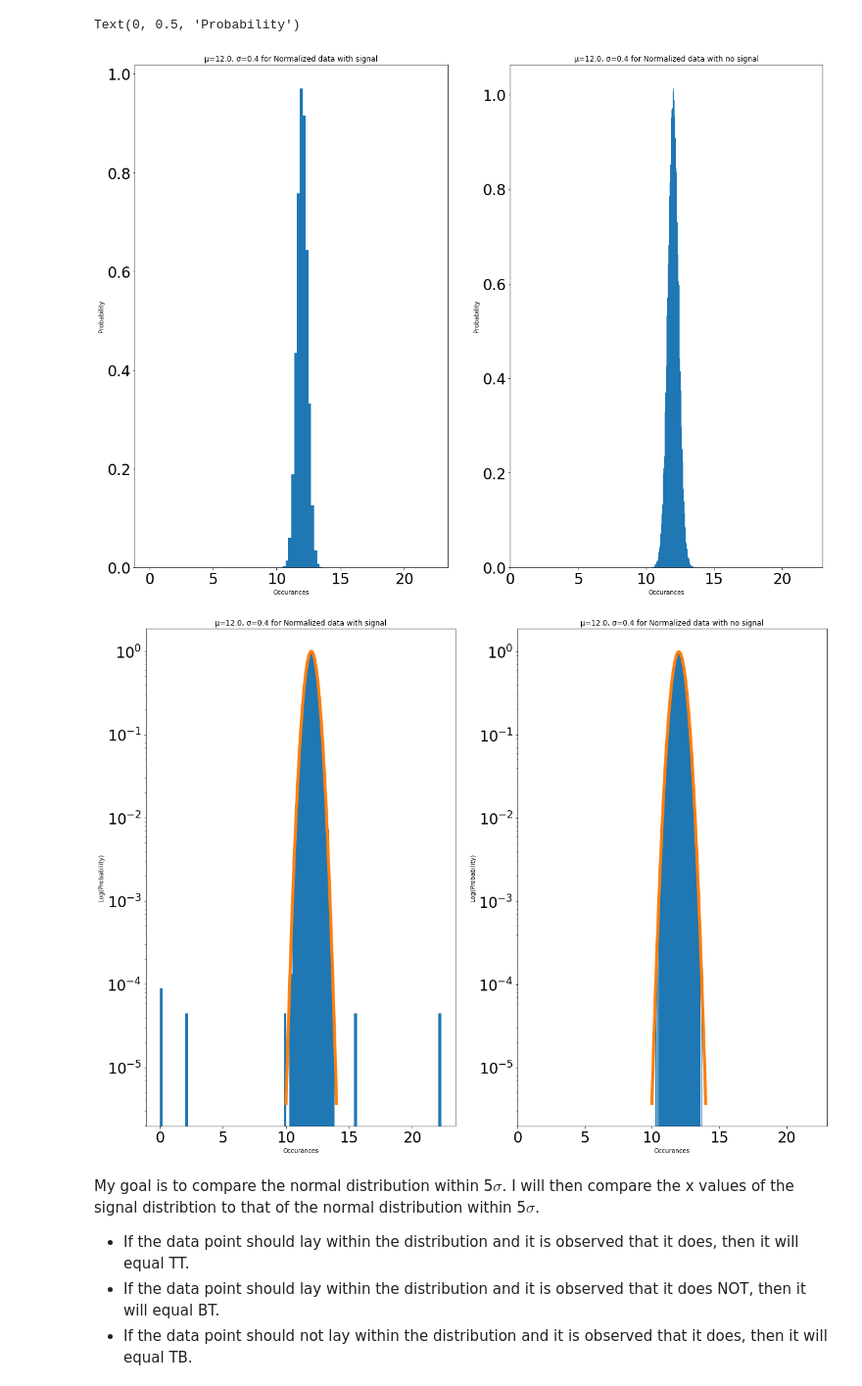
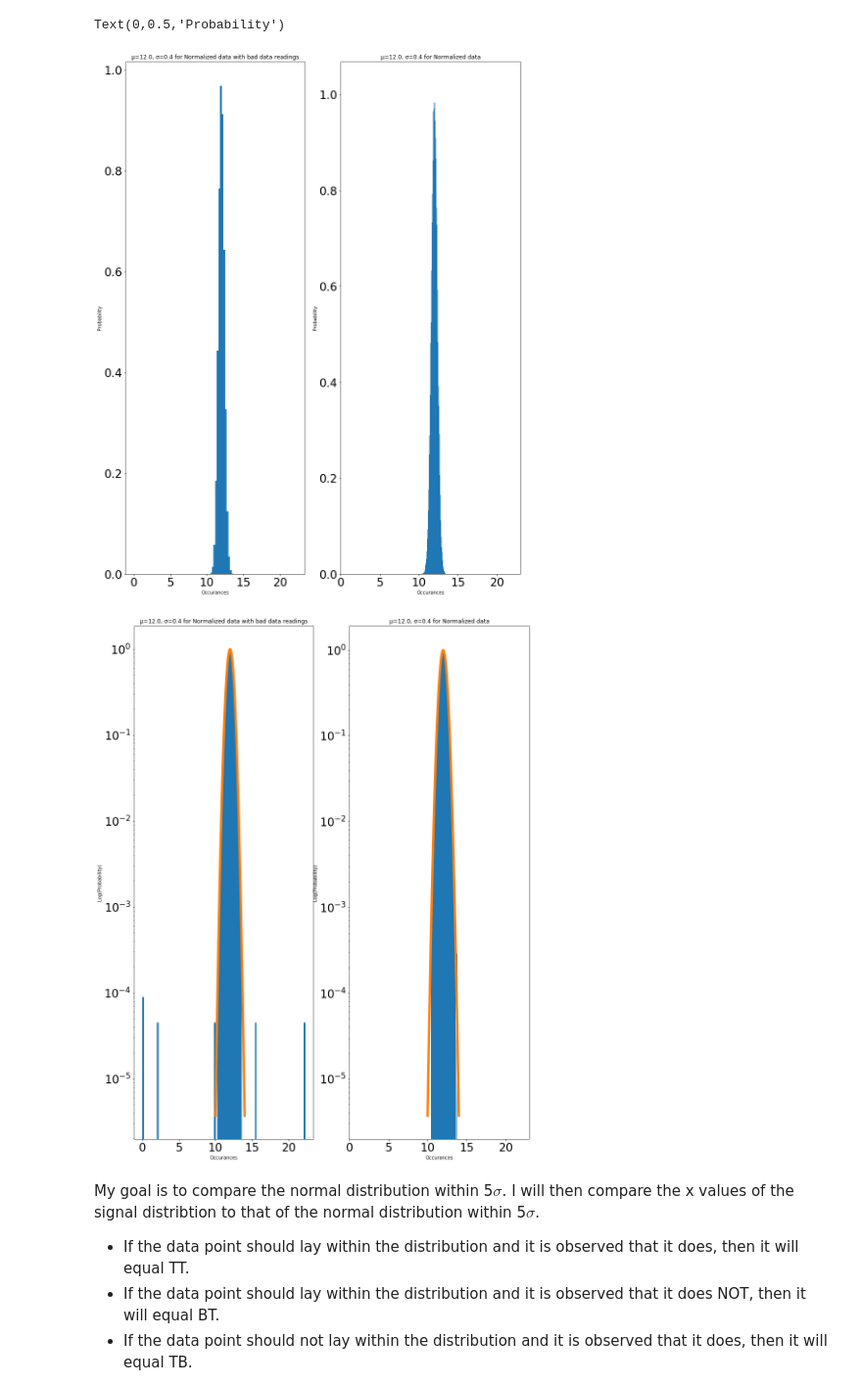
Before and after one commit to MikePhen12/Phys_434_portfolio, a Jupyter notebook: Lab_3.ipynb, the cells around one changed output. Shown at 98% size. Drawn from its saved outputs; the diff is of its cells as text; code cells hidden in the pictures.

```diff
--- a/Lab_3.ipynb
+++ b/Lab_3.ipynb
@@ -12,33 +16,33 @@ from scipy import stats
 # %%
 #this sets the size of the plot to something useful
-plt.rcParams["figure.figsize"] = (20,15)
+plt.rcParams["figure.figsize"] = (15,20)
 # %%
 # Plot comparing the graphs of the Signal Normal Distribution and the true Normal Distribution
 
 mu = 12.; sigma = .4; siz = 100000
 signal_distro = np.append(stats.norm.rvs(loc = mu, scale = sigma, size = siz), [10., 10.3, 2.1, 0., 0., 15.6, 22.3, 12.7])
 normal_distro = stats.norm.rvs(loc = mu, scale = sigma, size = siz)
 fig, (ax,ax1) = plt.subplots(1, 2)
 
-ax.set_title(label=f"\u03bc={mu}, \u03C3={sigma} for Normalized data with signal")
+ax.set_title(label=f"\u03bc={mu}, \u03C3={sigma} for Normalized data with bad data readings")
 ax.hist(signal_distro,100, density=True)
 ax.tick_params(labelsize = 24)
 #x = np.linspace(mu-5*sigma,mu+5*sigma,100)
 #ax.plot(x,stats.norm.pdf(x,loc = mu, scale = sigma), linewidth = 5, alpha = 1)
 ax.set_xlabel('Occurances')
 ax.set_ylabel("Probability")
 
-ax1.set_title(label=f"\u03bc={mu}, \u03C3={sigma} for Normalized data with no signal")
+ax1.set_title(label=f"\u03bc={mu}, \u03C3={sigma} for Normalized data")
 ax1.hist(normal_distro,100, density=True)
 ax1.tick_params(labelsize = 24)
 ax1.set_xlim([0, 23])
 #x = np.linspace(mu-5*sigma,mu+5*sigma,100)
 #ax.plot(x,stats.norm.pdf(x,loc = mu, scale = sigma), linewidth = 5, alpha = 1)
 ax1.set_xlabel('Occurances')
 ax1.set_ylabel('Probability')
 # %% [output]
-Text(0, 0.5, 'Probability')
+Text(0,0.5,'Probability')
-[figure, old version]
+[figure, new version]
 # %%
 # Plot comparing the graphs of the Log Signal Normal Distribution and the Log true Normal Distribution
 
@@ -47,7 +51,7 @@ signal_distro = np.append(stats.norm.rvs(loc = mu, scale = sigma, size = siz), [
 normal_distro = stats.norm.rvs(loc = mu, scale = sigma, size = siz)
 fig, (ax,ax1) = plt.subplots(1, 2)
 
-ax.set_title(label=f"\u03bc={mu}, \u03C3={sigma} for Normalized data with signal")
+ax.set_title(label=f"\u03bc={mu}, \u03C3={sigma} for Normalized data with bad data readings")
 ax.hist(signal_distro,100, density=True)
 ax.tick_params(labelsize = 24)
 x = np.linspace(mu-5*sigma,mu+5*sigma,100)
@@ -56,7 +60,7 @@ ax.set_xlabel('Occurances')
 ax.set_ylabel('Log(Probability)')
 ax.set_yscale('log')
 
-ax1.set_title(label=f"\u03bc={mu}, \u03C3={sigma} for Normalized data with no signal")
+ax1.set_title(label=f"\u03bc={mu}, \u03C3={sigma} for Normalized data")
 ax1.hist(normal_distro,100, density=True)
 ax1.tick_params(labelsize = 24)
 ax1.set_xlim([0, 23])
@@ -66,7 +70,7 @@ ax1.set_xlabel('Occurances')
 ax1.set_ylabel('Log(Probability)')
 ax1.set_yscale('log')
 # %% [output]
-[figure, old version]
+[figure, new version]
 # %% [markdown]
 My goal is to compare the normal distribution within 5$\sigma$. I will then compare the x values of the signal distribtion to that of the normal distribution within 5$\sigma$.
 - If the data point should lay within the distribution and it is observed that it does, then it will equal TT.
```
Also changed, not shown: parts of 16 cells of this notebook.
